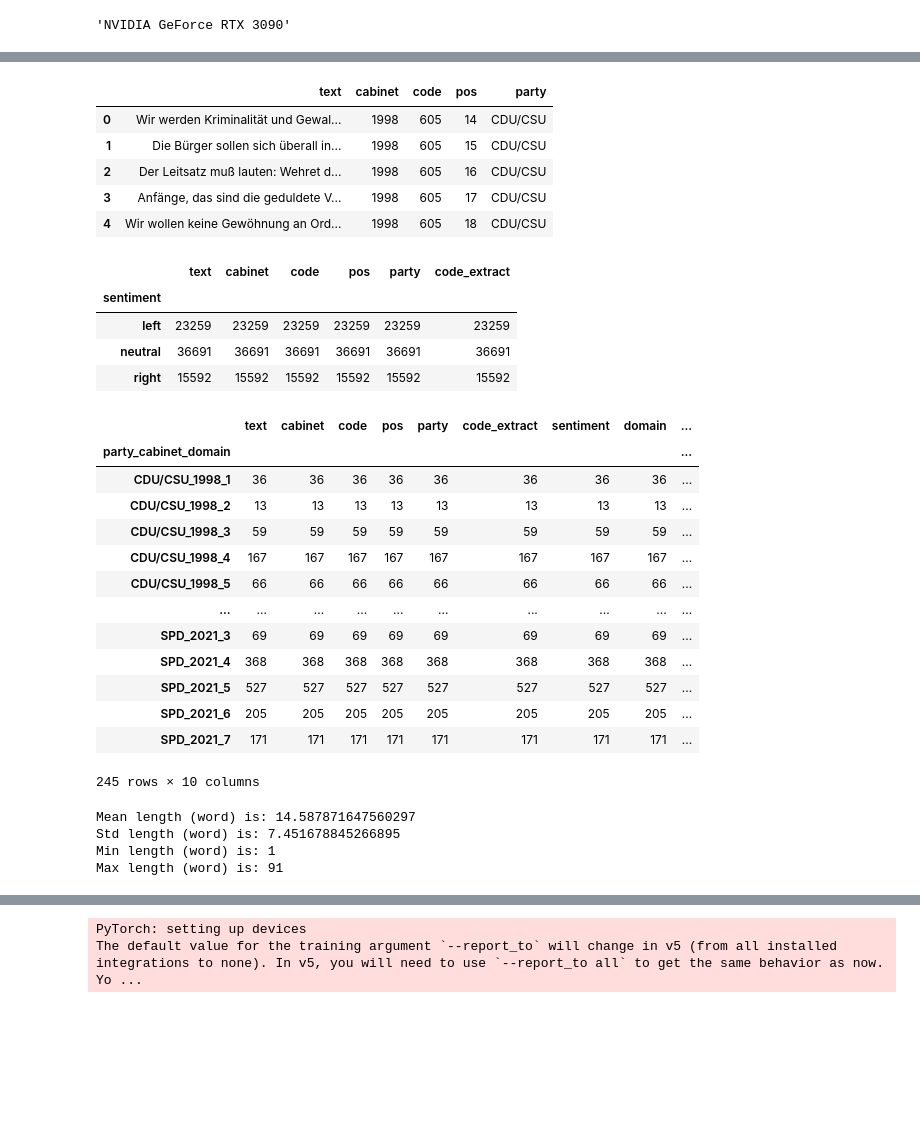
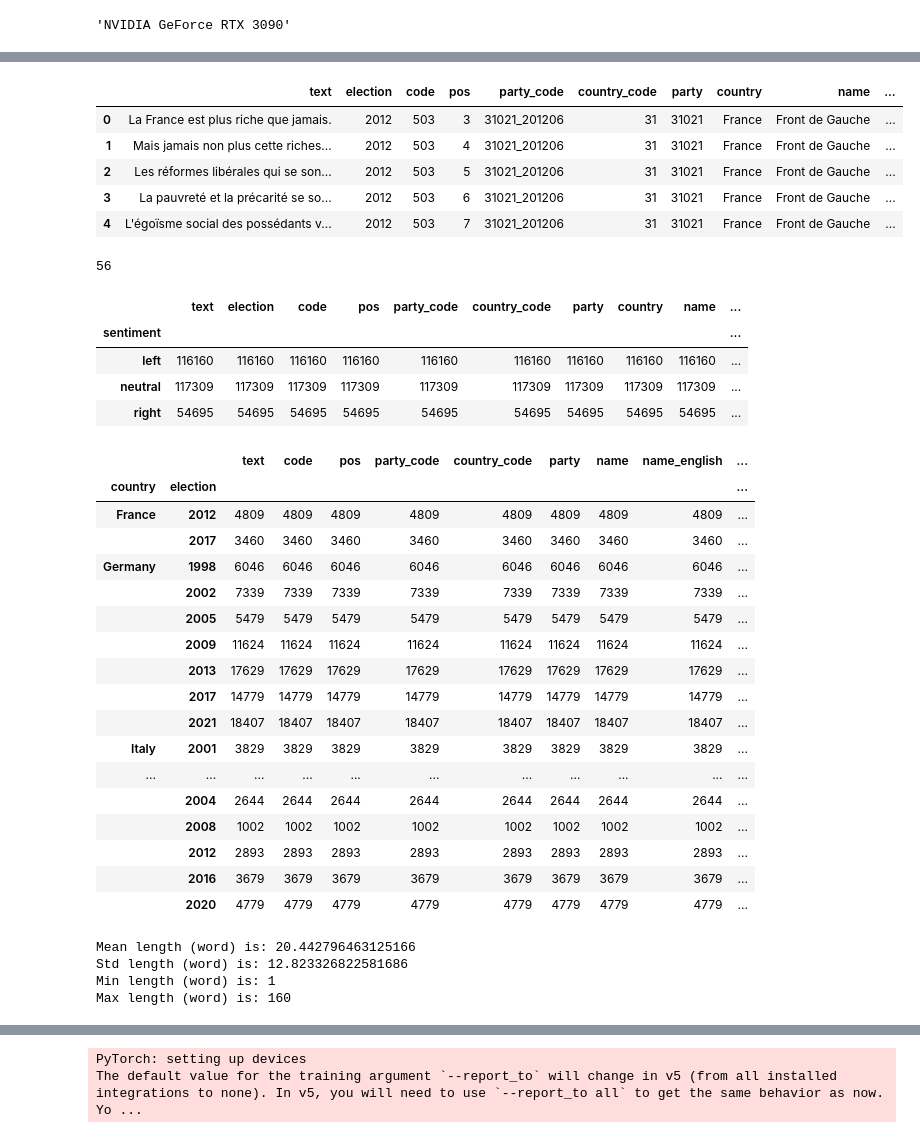
Before and after one commit to hungnguyen167/ContextScale, a Jupyter notebook: BERT_Scaler.ipynb, the cells around one changed output, grey strips where cells are left out. Cells and saved outputs as stored; diff of their text form; code cells hidden in the pictures; blank space fills up the shorter version.

Commit message:
Update data and code

```diff
--- a/BERT_Scaler.ipynb
+++ b/BERT_Scaler.ipynb
@@ -76,2 +64,2 @@ np.random.seed(seed_val)
 # %%
-manifesto = pd.read_csv(os.path.join("data", "r_outputs","manifesto.csv"), encoding="utf-8")
+manifesto = pd.read_csv(os.path.join("data", "r_outputs","pulled_manifestoes.csv"), encoding="utf-8")
@@ -80,12 +97,12 @@ manifesto = manifesto[(manifesto.code.notna()) & ~(manifesto.code.isin(['000','H
 # %%
 manifesto.head()
 # %% [output]
-|  | text | cabinet | code | pos | party |
-| 0 | Wir werden Kriminalität und Gewal... | 1998 | 605 | 14 | CDU/CSU |
-| 1 | Die Bürger sollen sich überall in... | 1998 | 605 | 15 | CDU/CSU |
-| 2 | Der Leitsatz muß lauten: Wehret d... | 1998 | 605 | 16 | CDU/CSU |
-| 3 | Anfänge, das sind die geduldete V... | 1998 | 605 | 17 | CDU/CSU |
-| 4 | Wir wollen keine Gewöhnung an Ord... | 1998 | 605 | 18 | CDU/CSU |
+|  | text | election | code | pos | party_code | country_code | party | country | name | ... |
+| 0 | La France est plus riche que jamais. | 2012 | 503 | 3 | 31021_201206 | 31 | 31021 | France | Front de Gauche | ... |
+| 1 | Mais jamais non plus cette riches... | 2012 | 503 | 4 | 31021_201206 | 31 | 31021 | France | Front de Gauche | ... |
+| 2 | Les réformes libérales qui se son... | 2012 | 503 | 5 | 31021_201206 | 31 | 31021 | France | Front de Gauche | ... |
+| 3 | La pauvreté et la précarité se so... | 2012 | 503 | 6 | 31021_201206 | 31 | 31021 | France | Front de Gauche | ... |
+| 4 | L'égoïsme social des possédants v... | 2012 | 503 | 7 | 31021_201206 | 31 | 31021 | France | Front de Gauche | ... |
 # %%
 def extract_code(code):
     if len(code.split('.')) > 1:
@@ -93,11 +110,15 @@ def extract_code(code):
     else:
         return int(code)
 manifesto['code_extract'] = manifesto['code'].apply(extract_code)
+# %%
+len(set(manifesto.code_extract))
+# %% [output]
+56
 # %%
 def sentiment_code(code):
-    if code in [104,201,203,305,401,402,407,414,505,601,603,605,606]:
+    if code in [104,201,203,305,401,402,407,414,505,601,603,605,606,410]:                                       ## social - liberal
         return('right')
-    elif code in [103,105,106,107,202,403,404,406,504,506,701]:
+    elif code in [103,105,106,107,202,403,404,406,412,413,504,506,701,501,416]:                                             ## social - liberal
         return('left')
     else:
         return('neutral')
@@ -106,8 +127,8 @@ manifesto['sentiment'] = manifesto['code_extract'].apply(sentiment_code)
 # %%
 manifesto.groupby('sentiment').count()
 # %% [output]
-|  | text | cabinet | code | pos | party | code_extract |
-| sentiment |  |  |  |  |  |  |
-| left | 23259 | 23259 | 23259 | 23259 | 23259 | 23259 |
-| neutral | 36691 | 36691 | 36691 | 36691 | 36691 | 36691 |
-| right | 15592 | 15592 | 15592 | 15592 | 15592 | 15592 |
+|  | text | election | code | pos | party_code | country_code | party | country | name | ... |
+| sentiment |  |  |  |  |  |  |  |  |  | ... |
+| left | 116160 | 116160 | 116160 | 116160 | 116160 | 116160 | 116160 | 116160 | 116160 | ... |
+| neutral | 117309 | 117309 | 117309 | 117309 | 117309 | 117309 | 117309 | 117309 | 117309 | ... |
+| right | 54695 | 54695 | 54695 | 54695 | 54695 | 54695 | 54695 | 54695 | 54695 | ... |
@@ -117,28 +135,24 @@ def extract_domain(code):
-# %%
-manifesto['domain'] = manifesto.code.apply(extract_domain)
-# %%
-manifesto['party_cabinet_sentiment'] = manifesto.party.str.cat(others=[manifesto.cabinet.astype(str),
-manifesto.sentiment.astype(str)], sep='_')
-manifesto['party_cabinet'] = manifesto.party.str.cat(others=[manifesto.cabinet.astype(str)], sep='_')
-manifesto['party_cabinet_domain'] = manifesto.party.str.cat(others=[manifesto.cabinet.astype(str),
-manifesto.domain.astype(str)], sep='_')
 # %%
-manifesto.groupby('party_cabinet_domain').count()
+manifesto.groupby(['country','election']).count()
 # %% [output]
-|  | text | cabinet | code | pos | party | code_extract | sentiment | domain | ... |
-| party_cabinet_domain |  |  |  |  |  |  |  |  | ... |
-| CDU/CSU_1998_1 | 36 | 36 | 36 | 36 | 36 | 36 | 36 | 36 | ... |
-| CDU/CSU_1998_2 | 13 | 13 | 13 | 13 | 13 | 13 | 13 | 13 | ... |
-| CDU/CSU_1998_3 | 59 | 59 | 59 | 59 | 59 | 59 | 59 | 59 | ... |
-| CDU/CSU_1998_4 | 167 | 167 | 167 | 167 | 167 | 167 | 167 | 167 | ... |
-| CDU/CSU_1998_5 | 66 | 66 | 66 | 66 | 66 | 66 | 66 | 66 | ... |
-| ... | ... | ... | ... | ... | ... | ... | ... | ... | ... |
-| SPD_2021_3 | 69 | 69 | 69 | 69 | 69 | 69 | 69 | 69 | ... |
-| SPD_2021_4 | 368 | 368 | 368 | 368 | 368 | 368 | 368 | 368 | ... |
-| SPD_2021_5 | 527 | 527 | 527 | 527 | 527 | 527 | 527 | 527 | ... |
-| SPD_2021_6 | 205 | 205 | 205 | 205 | 205 | 205 | 205 | 205 | ... |
-| SPD_2021_7 | 171 | 171 | 171 | 171 | 171 | 171 | 171 | 171 | ... |
+|  |  | text | code | pos | party_code | country_code | party | name | name_english | ... |
+| country | election |  |  |  |  |  |  |  |  | ... |
+| France | 2012 | 4809 | 4809 | 4809 | 4809 | 4809 | 4809 | 4809 | 4809 | ... |
+|  | 2017 | 3460 | 3460 | 3460 | 3460 | 3460 | 3460 | 3460 | 3460 | ... |
+| Germany | 1998 | 6046 | 6046 | 6046 | 6046 | 6046 | 6046 | 6046 | 6046 | ... |
+|  | 2002 | 7339 | 7339 | 7339 | 7339 | 7339 | 7339 | 7339 | 7339 | ... |
+|  | 2005 | 5479 | 5479 | 5479 | 5479 | 5479 | 5479 | 5479 | 5479 | ... |
+|  | 2009 | 11624 | 11624 | 11624 | 11624 | 11624 | 11624 | 11624 | 11624 | ... |
+|  | 2013 | 17629 | 17629 | 17629 | 17629 | 17629 | 17629 | 17629 | 17629 | ... |
+|  | 2017 | 14779 | 14779 | 14779 | 14779 | 14779 | 14779 | 14779 | 14779 | ... |
+|  | 2021 | 18407 | 18407 | 18407 | 18407 | 18407 | 18407 | 18407 | 18407 | ... |
+| Italy | 2001 | 3829 | 3829 | 3829 | 3829 | 3829 | 3829 | 3829 | 3829 | ... |
+| ... | ... | ... | ... | ... | ... | ... | ... | ... | ... | ... |
+|  | 2004 | 2644 | 2644 | 2644 | 2644 | 2644 | 2644 | 2644 | 2644 | ... |
+|  | 2008 | 1002 | 1002 | 1002 | 1002 | 1002 | 1002 | 1002 | 1002 | ... |
+|  | 2012 | 2893 | 2893 | 2893 | 2893 | 2893 | 2893 | 2893 | 2893 | ... |
+|  | 2016 | 3679 | 3679 | 3679 | 3679 | 3679 | 3679 | 3679 | 3679 | ... |
+|  | 2020 | 4779 | 4779 | 4779 | 4779 | 4779 | 4779 | 4779 | 4779 | ... |
-245 rows × 10 columns
 # %%
 texts = manifesto['text'].tolist()
 # %%
@@ -154,7 +168,7 @@ print('Std length (word) is: {}'.format(seq_len_std))
 print('Min length (word) is: {}'.format(seq_len_min))
 print('Max length (word) is: {}'.format(seq_len_max))
 # %% [output]
-Mean length (word) is: 14.587871647560297
-Std length (word) is: 7.451678845266895
+Mean length (word) is: 20.442796463125166
+Std length (word) is: 12.823326822581686
 Min length (word) is: 1
-Max length (word) is: 91
+Max length (word) is: 160
```
Also changed, not shown: parts of 297 cells of this notebook, 31 other files.
